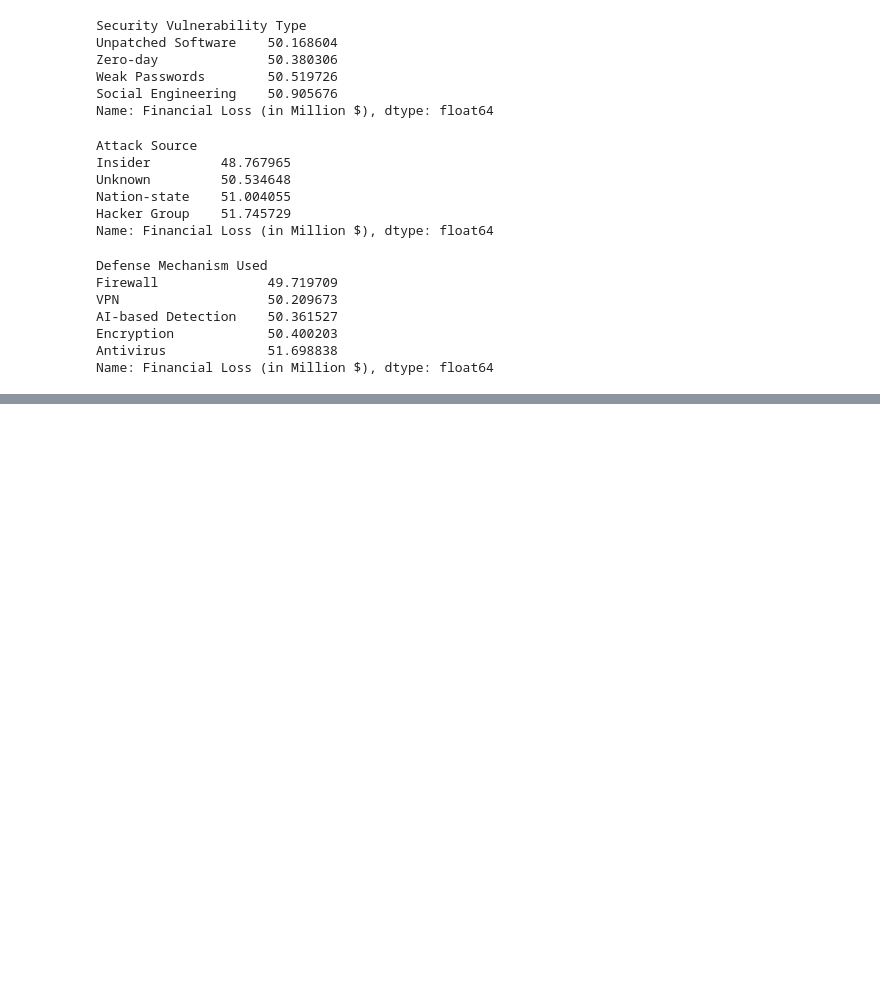
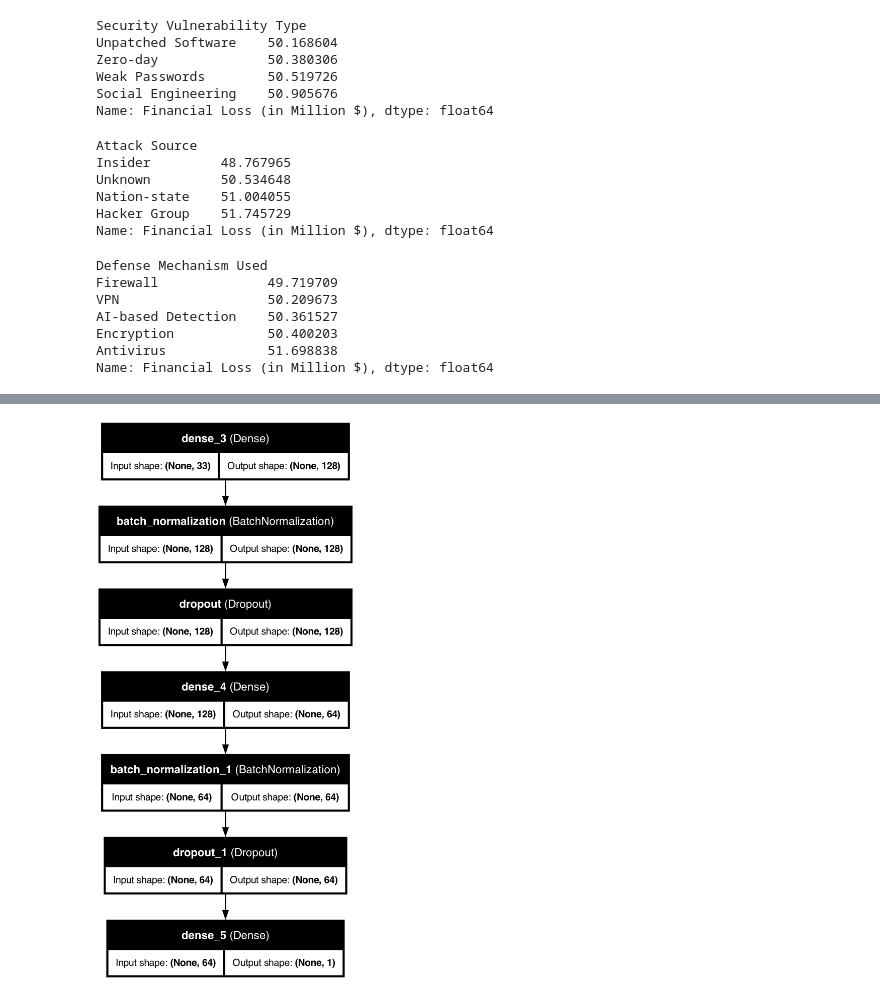
Before and after one commit to Michael-Amoako/ai4allG16D, a Jupyter notebook: notebook.ipynb, the cells around one changed output, grey strips where cells are left out. Drawn from its saved outputs; the diff is of its cells as text; code cells hidden in the pictures; blank space fills up the shorter version.

```diff
--- a/notebook.ipynb
+++ b/notebook.ipynb
@@ -145,0 +242,14 @@ Name: Number of Affected Users, Length: 3000, dtype: float64
+# %%
+
+
+# Split into train and test sets
+X_train, X_test, y_train, y_test = train_test_split(X, y, test_size=0.2, random_state=42)
+
+# Transformation
+X_scaler = StandardScaler()
+X_train = X_scaler.fit_transform(X_train)
+X_test = X_scaler.transform(X_test)
+
+y_scaler = StandardScaler()
+y_train = y_scaler.fit_transform(y_train.values.reshape(-1, 1))
+y_test = y_scaler.transform(y_test.values.reshape(-1, 1))
@@ -145,0 +339,7 @@ Name: Number of Affected Users, Length: 3000, dtype: float64
+# %%
+
+
+
+plot_model(model, show_shapes=True, show_layer_names=True)
+# %% [output]
+[figure, added]
```
Also changed, not shown: parts of 23 cells of this notebook.
